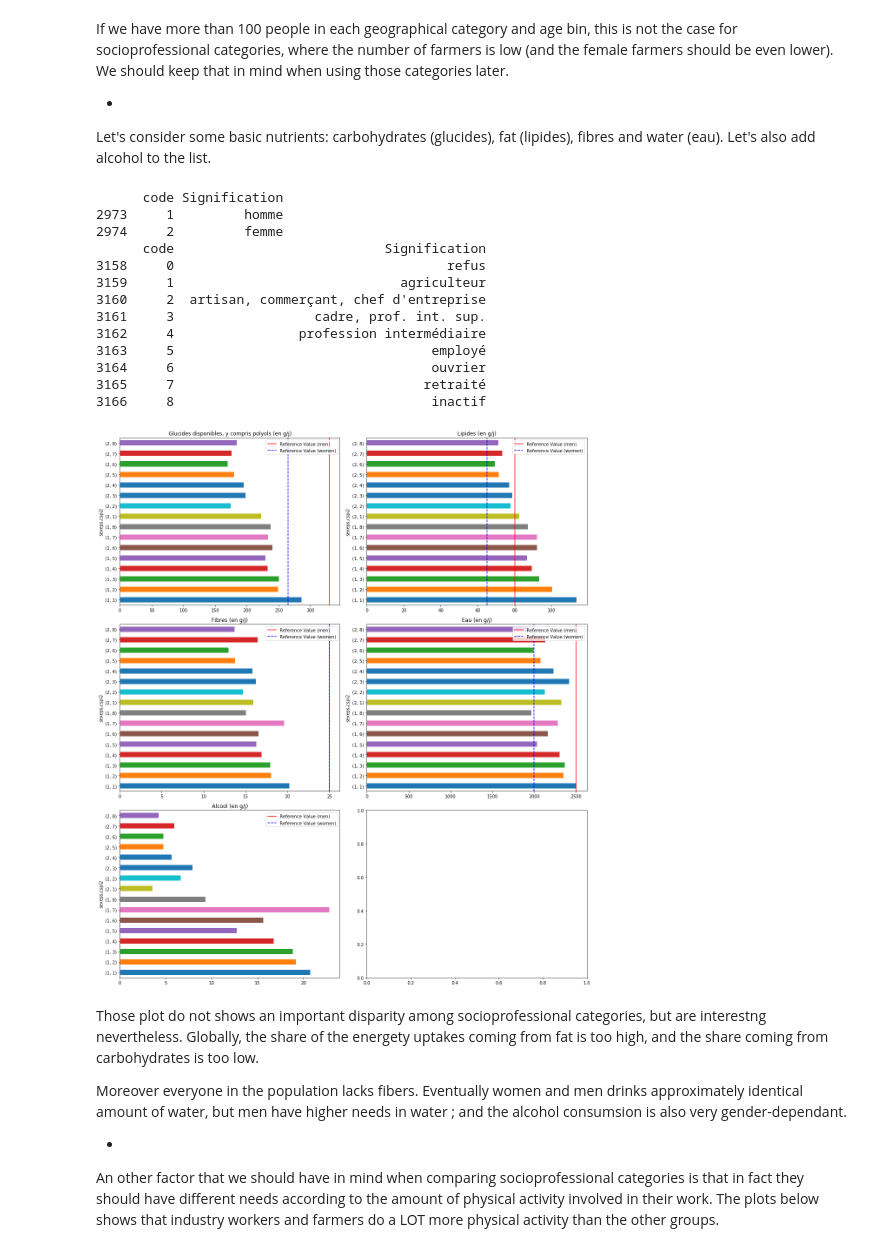
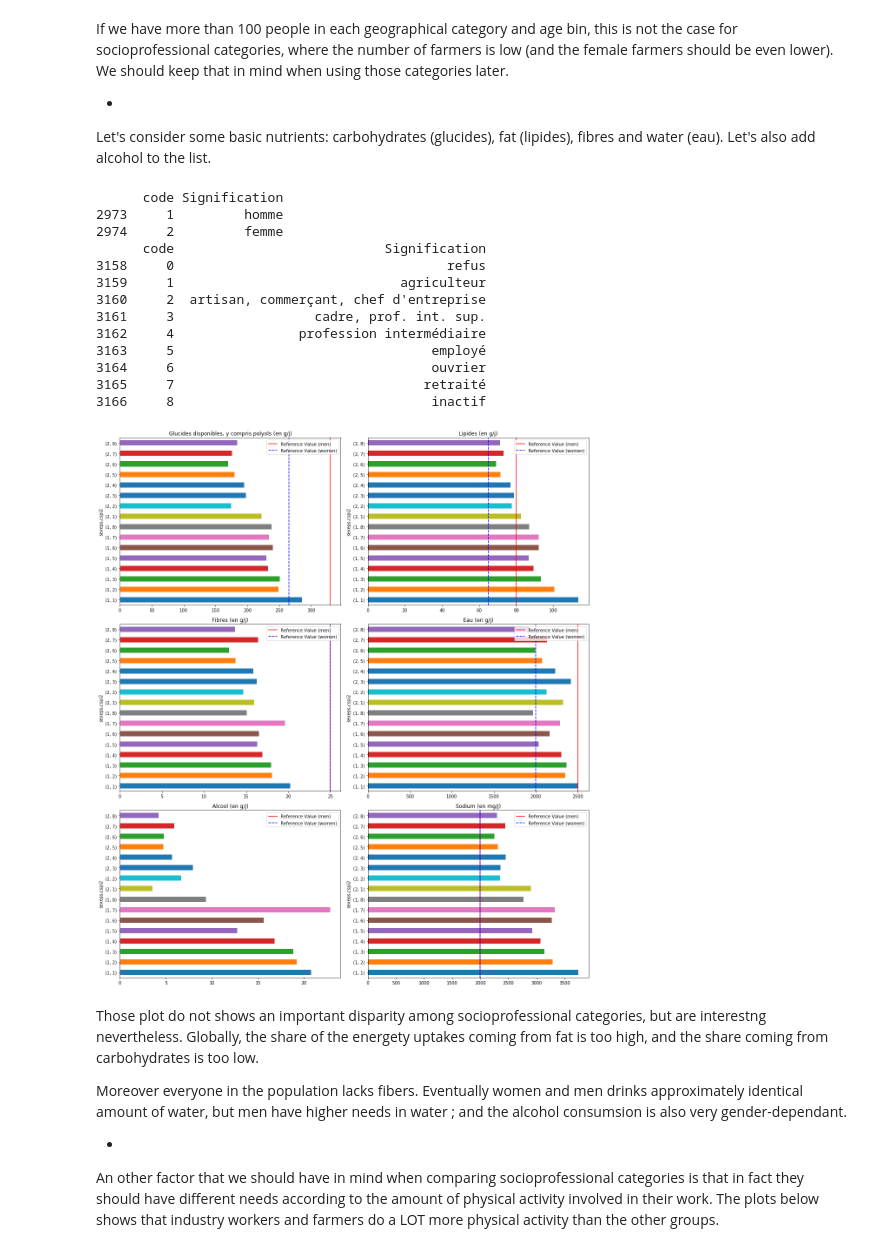
Before and after one commit to KingOfCola/ADAX-project, a Jupyter notebook: project/Milestone 2.ipynb, the cells around one changed output. Drawn from its saved outputs; the diff is of its cells as text; code cells hidden in the pictures.

```diff
--- a/project/Milestone 2.ipynb
+++ b/project/Milestone 2.ipynb
@@ -1398,22 +1398,22 @@ If we have more than 100 people in each geographical category and age bin, this
 
 Let's consider some basic nutrients: carbohydrates (glucides), fat (lipides), fibres and water (eau). Let's also add alcohol to the list.
 # %%
-nutritionPlotAllMeansGenders('cspi2', ['nutj5', 'nutj6', 'nutj13', 'nutj15', 'nutj7'])
+nutritionPlotAllMeansGenders('cspi2', ['nutj5', 'nutj6', 'nutj13', 'nutj15', 'nutj7', 'nutj18'])
 # %% [output]
       code Signification
 2973     1         homme
 2974     2         femme
       code                           Signification
 3158     0                                   refus
 3159     1                             agriculteur
 3160     2  artisan, commerçant, chef d'entreprise
 3161     3                  cadre, prof. int. sup.
 3162     4                profession intermédiaire
 3163     5                                 employé
 3164     6                                 ouvrier
 3165     7                                retraité
 3166     8                                 inactif
-[figure, old version]
+[figure, new version]
 # %% [markdown]
 Those plot do not shows an important disparity among socioprofessional categories, but are interestng nevertheless. Globally, the share of the energety uptakes coming from fat is too high, and the share coming from carbohydrates is too low.
 
```
Also changed, not shown: parts of 2 cells of this notebook, 1 other file.
